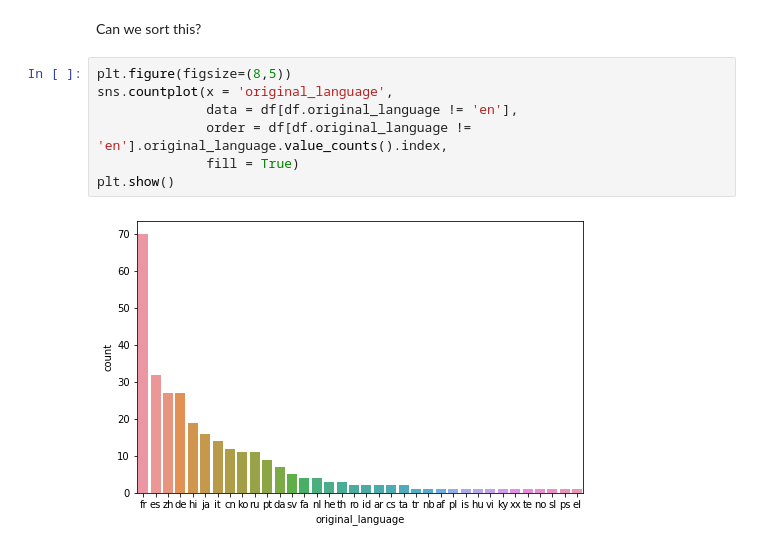
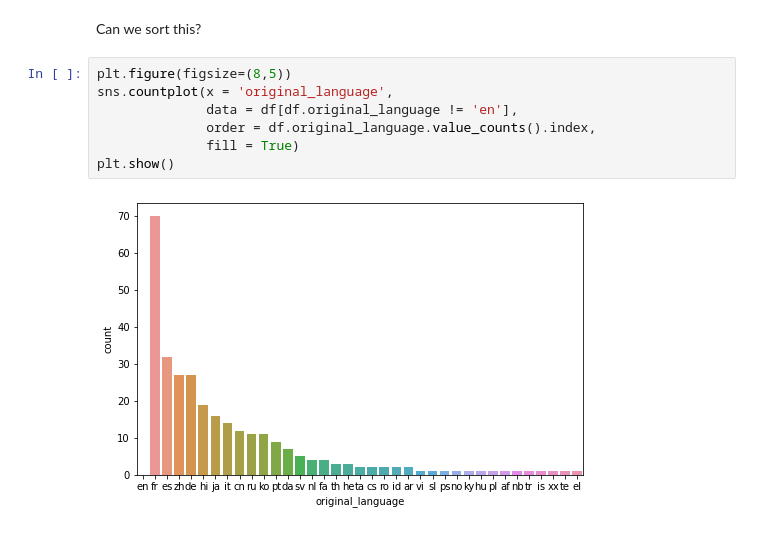
Before and after one commit to rtelmore/info-3440, a Jupyter notebook: in-class-material/week-03/Class-Two/w03-c02-python-eda-movies.ipynb, the cells around one changed output. Cells and saved outputs as stored; diff of their text form.

```diff
--- a/in-class-material/week-03/Class-Two/w03-c02-python-eda-movies.ipynb
+++ b/in-class-material/week-03/Class-Two/w03-c02-python-eda-movies.ipynb
@@ -483,9 +516,9 @@ Can we sort this?
 # %%
 plt.figure(figsize=(8,5))
 sns.countplot(x = 'original_language',
               data = df[df.original_language != 'en'],
-              order = df[df.original_language != 'en'].original_language.value_counts().index,
+              order = df.original_language.value_counts().index,
               fill = True)
 plt.show()
 # %% [output]
-[figure, old version]
+[figure, new version]
```
Also changed, not shown: parts of 14 cells of this notebook.
